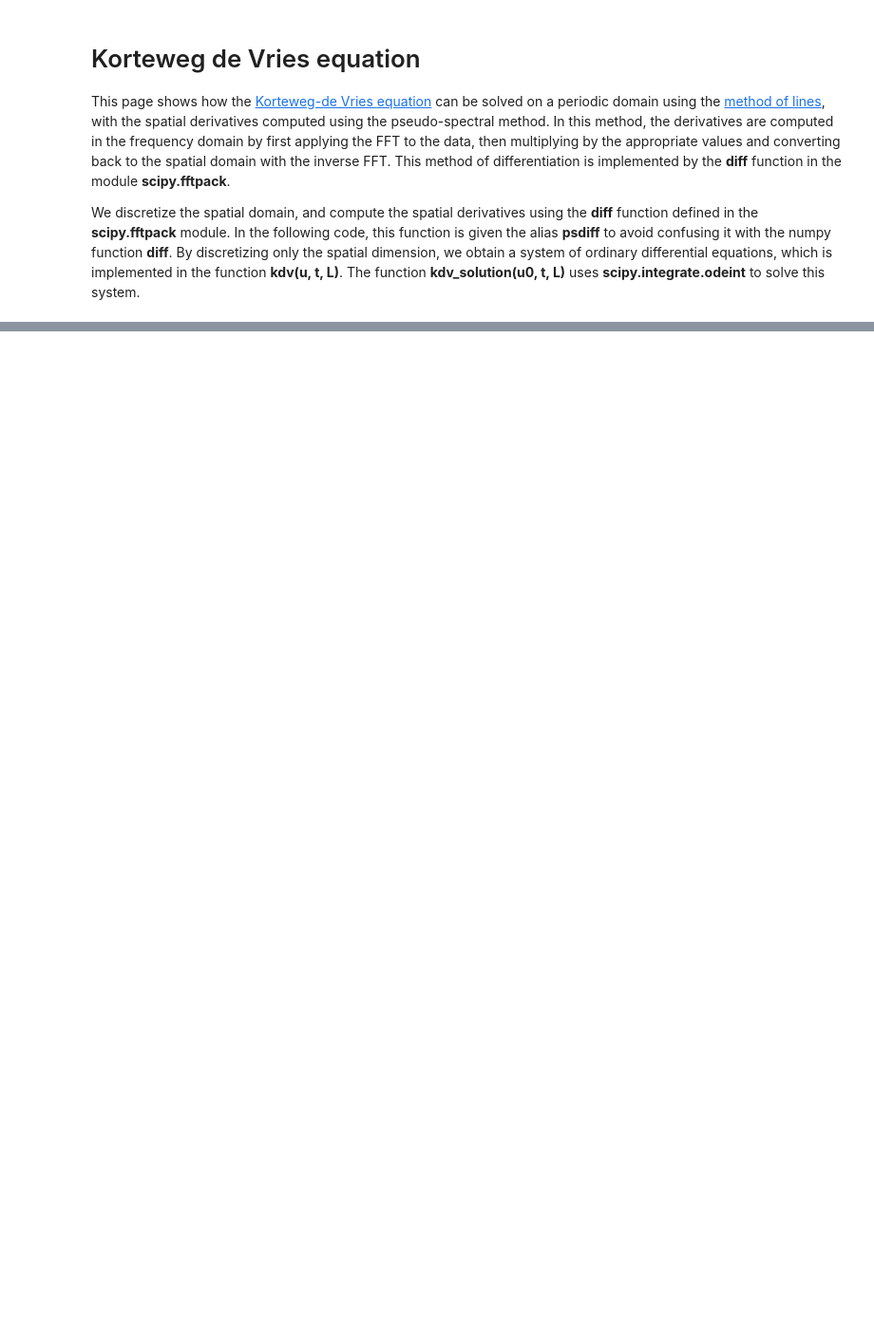
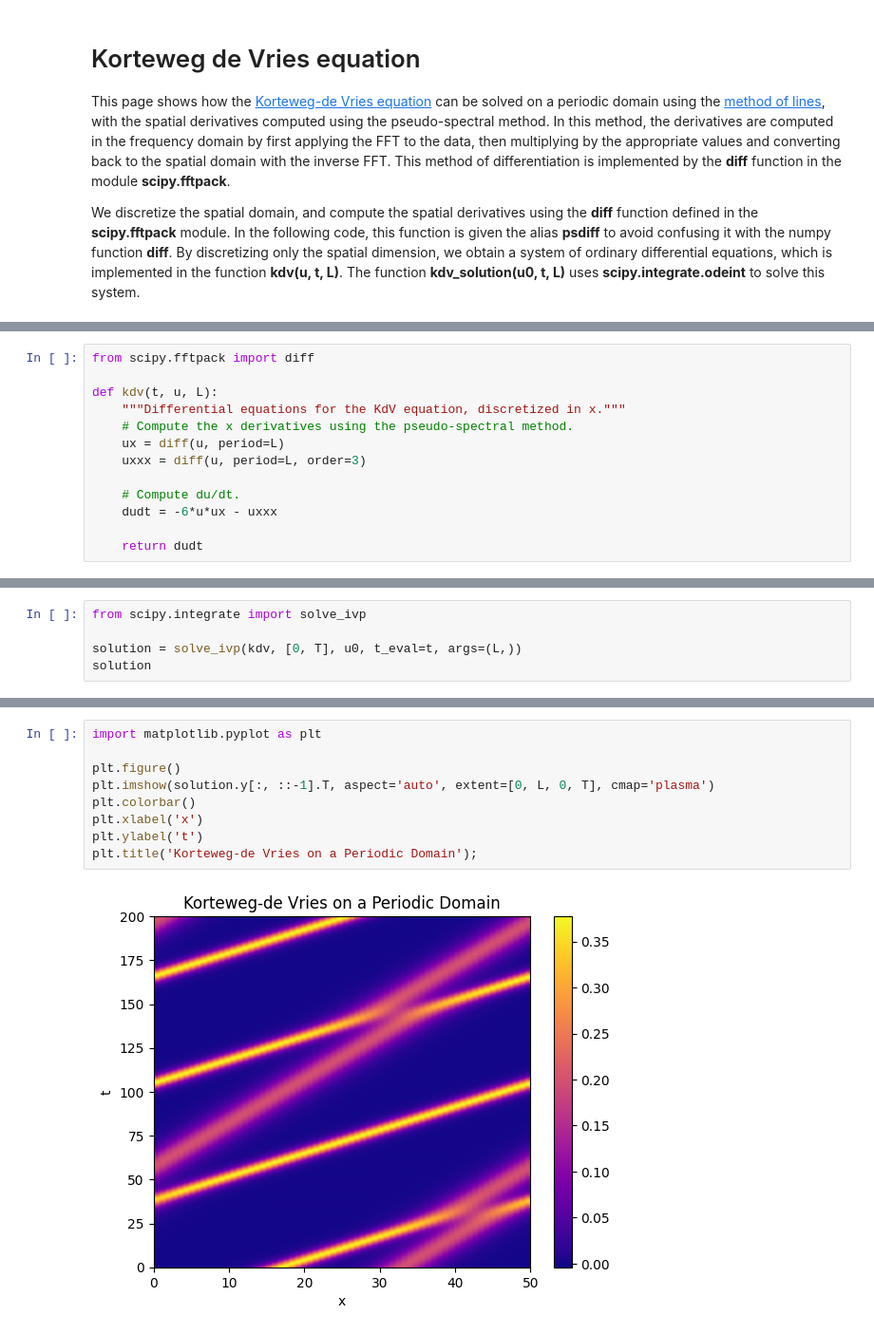
Before and after one commit to scipy/scipy-cookbook, a Jupyter notebook: ipython/KdV.ipynb, the cells around one changed output, grey strips where cells are left out. Shown at 95% size. Cells and saved outputs as stored; diff of their text form; blank space fills up the shorter version.

```diff
--- a/ipython/KdV.ipynb
+++ b/ipython/KdV.ipynb
@@ -93,0 +31,13 @@ Plotting.
+# %%
+from scipy.fftpack import diff
+
+def kdv(t, u, L):
+    """Differential equations for the KdV equation, discretized in x."""
+    # Compute the x derivatives using the pseudo-spectral method.
+    ux = diff(u, period=L)
+    uxxx = diff(u, period=L, order=3)
+
+    # Compute du/dt.
+    dudt = -6*u*ux - uxxx
+
+    return dudt
@@ -93,0 +61,5 @@ Plotting.
+# %%
+from scipy.integrate import solve_ivp
+
+solution = solve_ivp(kdv, [0, T], u0, t_eval=t, args=(L,))
+solution
@@ -93,0 +82,11 @@ Plotting.
+# %%
+import matplotlib.pyplot as plt
+
+plt.figure()
+plt.imshow(solution.y[:, ::-1].T, aspect='auto', extent=[0, L, 0, T], cmap='plasma')
+plt.colorbar()
+plt.xlabel('x')
+plt.ylabel('t')
+plt.title('Korteweg-de Vries on a Periodic Domain');
+# %% [output]
+[figure, added]
```
Also changed, not shown: parts of 10 cells of this notebook.
